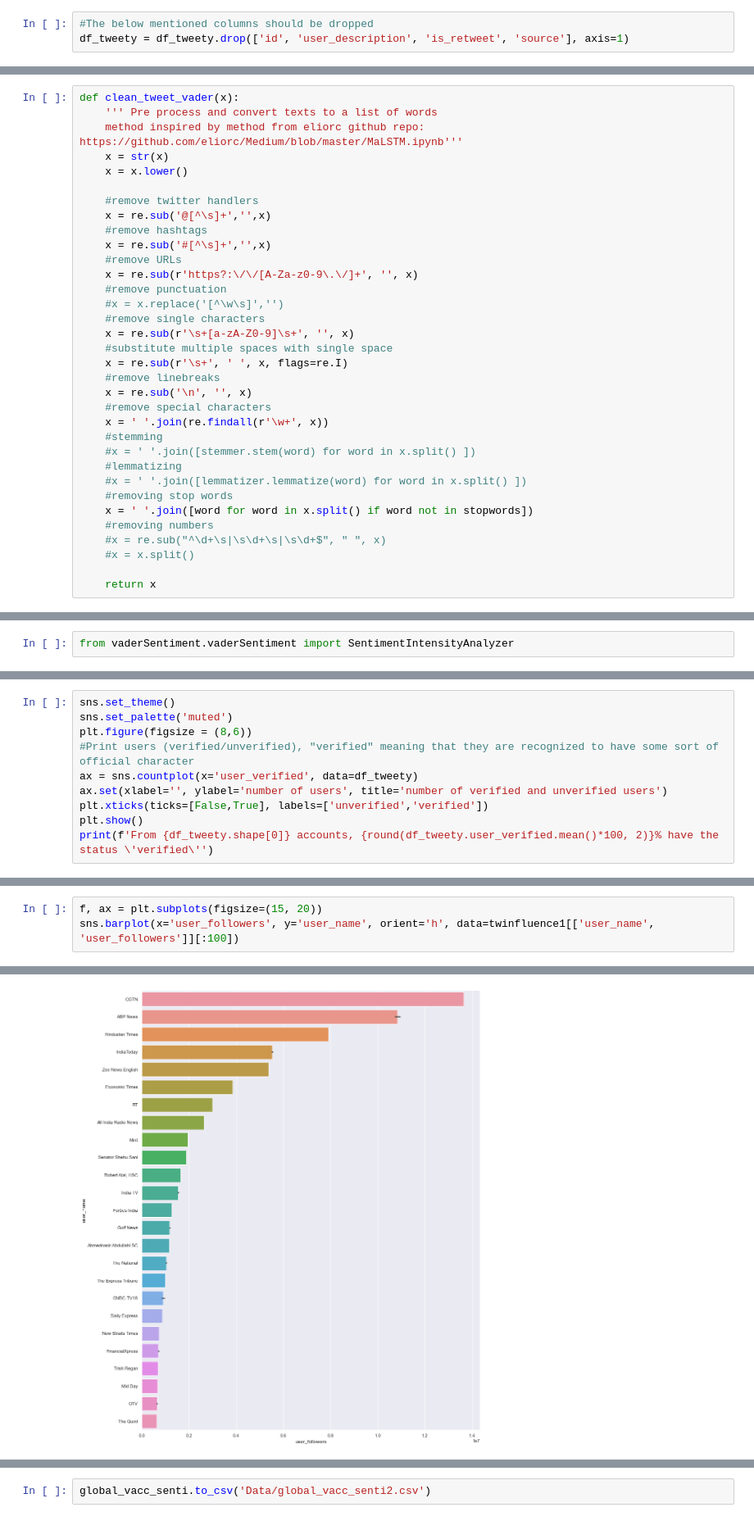
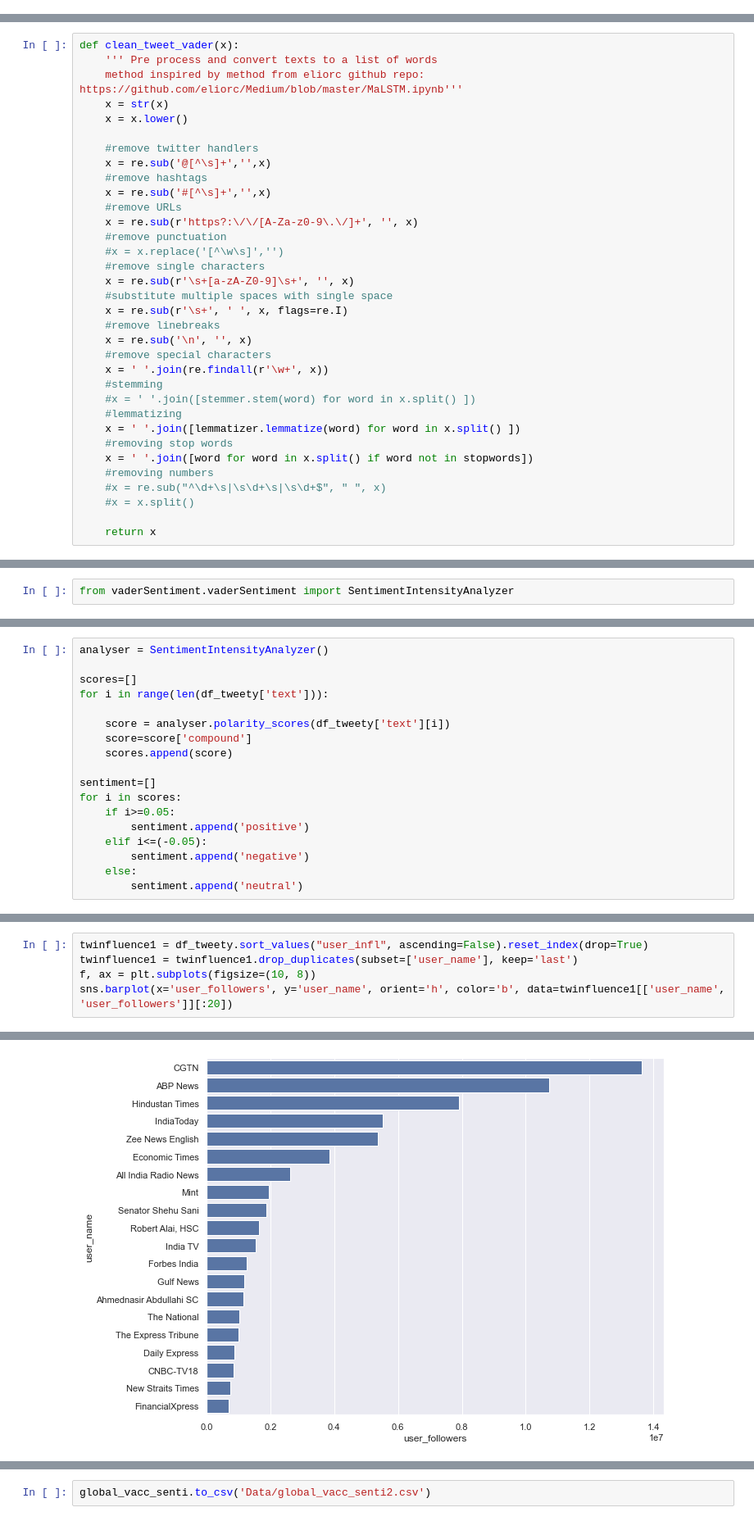
Before and after one commit to BiBa-01/Capstone_Covid, a Jupyter notebook: FullTweets.ipynb, the cells around one changed output, grey strips where cells are left out. Shown at 82% size. Drawn from its saved outputs; the diff is of its cells as text.

Commit message:
Tweets Topic Model

```diff
--- a/FullTweets.ipynb
+++ b/FullTweets.ipynb
@@ -91,6 +39,3 @@ df_tweety.user_location.nunique()
-# %%
-#The below mentioned columns should be dropped
-df_tweety = df_tweety.drop(['id', 'user_description', 'is_retweet', 'source'], axis=1)
 # %% [markdown]
 ## Reshape the data set
 # %% [markdown]
@@ -280,7 +246,7 @@ def clean_tweet_vader(x):
     #stemming
     #x = ' '.join([stemmer.stem(word) for word in x.split() ])
     #lemmatizing
-    #x = ' '.join([lemmatizer.lemmatize(word) for word in x.split() ])
+    x = ' '.join([lemmatizer.lemmatize(word) for word in x.split() ])
     #removing stop words
     x = ' '.join([word for word in x.split() if word not in stopwords])
     #removing numbers
@@ -350,10 +262,0 @@ Index(['index', 'user_name', 'user_location', 'user_created', 'user_followers',
-# %%
-sns.set_theme()
-sns.set_palette('muted')
-plt.figure(figsize = (8,6))
-#Print users (verified/unverified), "verified" meaning that they are recognized to have some sort of official character
-ax = sns.countplot(x='user_verified', data=df_tweety)
-ax.set(xlabel='', ylabel='number of users', title='number of verified and unverified users')
-plt.xticks(ticks=[False,True], labels=['unverified','verified'])
-plt.show()
-print(f'From {df_tweety.shape[0]} accounts, {round(df_tweety.user_verified.mean()*100, 2)}% have the status \'verified\'')
@@ -410,0 +263,18 @@ df_sputnik1 = df_sputnik[['sputnikv', 'sentiment']]
+# %%
+analyser = SentimentIntensityAnalyzer()
+
+scores=[]
+for i in range(len(df_tweety['text'])):
+
+    score = analyser.polarity_scores(df_tweety['text'][i])
+    score=score['compound']
+    scores.append(score)
+
+sentiment=[]
+for i in scores:
+    if i>=0.05:
+        sentiment.append('positive')
+    elif i<=(-0.05):
+        sentiment.append('negative')
+    else:
+        sentiment.append('neutral')
@@ -455,6 +573,8 @@ twinfluence1 = df_tweety.sort_values("user_followers", ascending=False)
 # %%
-f, ax = plt.subplots(figsize=(15, 20))
-sns.barplot(x='user_followers', y='user_name', orient='h', data=twinfluence1[['user_name', 'user_followers']][:100])
+twinfluence1 = df_tweety.sort_values("user_infl", ascending=False).reset_index(drop=True)
+twinfluence1 = twinfluence1.drop_duplicates(subset=['user_name'], keep='last')
+f, ax = plt.subplots(figsize=(10, 8))
+sns.barplot(x='user_followers', y='user_name', orient='h', color='b', data=twinfluence1[['user_name', 'user_followers']][:20])
 # %% [output]
 <AxesSubplot:xlabel='user_followers', ylabel='user_name'>
-[figure, old version]
+[figure, new version]
```
Also changed, not shown: parts of 116 cells of this notebook, 3 other files.
